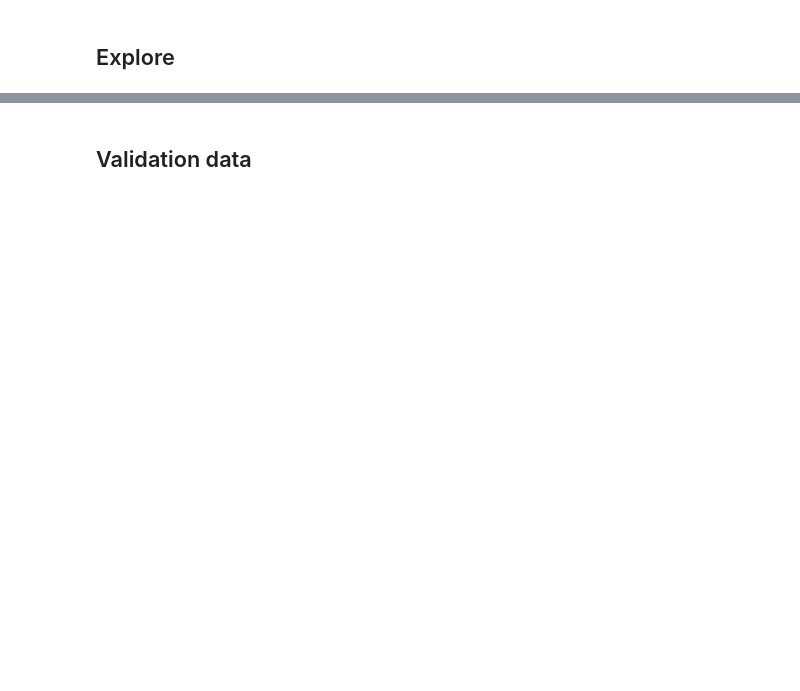
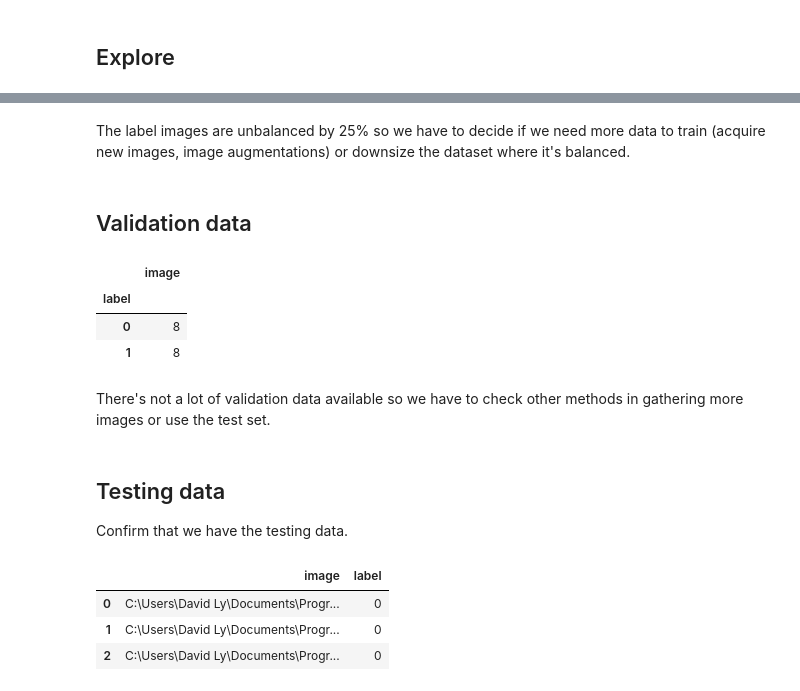
Before and after one commit to davidtnly/DeepLearning, a Jupyter notebook: 07-pneunomia-radiograph-imaging/01-notebook.ipynb, the cells around one changed output, grey strips where cells are left out. Drawn from its saved outputs; the diff is of its cells as text; code cells hidden in the pictures; blank space fills up the shorter version.

```diff
--- a/07-pneunomia-radiograph-imaging/01-notebook.ipynb
+++ b/07-pneunomia-radiograph-imaging/01-notebook.ipynb
@@ -33,6 +33,8 @@ import cv2
 from sklearn.model_selection import train_test_split
 from sklearn.preprocessing import StandardScaler
 from sklearn.metrics import confusion_matrix
+from sklearn.metrics import f1_score, recall_score, precision_score, roc_auc_score, f1_score
+from sklearn.metrics import precision_recall_curve, auc
 from mlxtend.plotting import plot_confusion_matrix
 
 # Misc
@@ -44,6 +46,7 @@ warnings.filterwarnings(action='ignore')
 pd.options.display.max_seq_items = 1000
 pd.options.display.max_rows =1000
 pd.set_option('display.max_columns', 50)
+pd.set_option('display.max_colwidth', 500)
 
 # Set notebook colors and palette
 flatui = ['#9b59b6', '#3498db', '#95a5a6', '#e74c3c', '#34495e', '#2ecc71']
@@ -237,3 +242,28 @@ train_data.head()
+# %%
+# Path to testing images
+normal_cases_dir = test_dir / 'NORMAL'
+pneunomia_cases_dir = test_dir / 'PNEUMONIA'
+
+# List of all images for training
+normal_cases = normal_cases_dir.glob('*.jpeg')
+pneumonia_cases = pneunomia_cases_dir.glob('*.jpeg')
+
+# Create empty list to store the training data
+test_data = []
+
+# Loop through normal images and label = 0
+for img in normal_cases:
+    test_data.append((img, 0))
+
+# Loop through pneunomia images and label = 1
+for img in pneumonia_cases:
+    test_data.append((img, 1))
+
+# Create a dataframe
+test_data = pd.DataFrame(test_data, columns=['image', 'label'], index=None)
+
+# # Shuffle
+# test_data = test_data.sample(frac=1).reset_index(drop=True)
 # %% [markdown]
 Try out different ways from other kernels on pulling images to test speed/readability.
 # %% [markdown]
@@ -275,2 +314,4 @@ freq_table(train_data['label'])
+# %% [markdown]
+The label images are unbalanced by 25% so we have to decide if we need more data to train (acquire new images, image augmentations) or downsize the dataset where it's balanced.
 # %% [markdown]
 ## Validation data
@@ -276,0 +340,20 @@ freq_table(train_data['label'])
+# %%
+val_data.groupby('label').count()
+# %% [output]
+|  | image |
+| label |  |
+| 0 | 8 |
+| 1 | 8 |
+# %% [markdown]
+There's not a lot of validation data available so we have to check other methods in gathering more images or use the test set.
+# %% [markdown]
+## Testing data
+
+Confirm that we have the testing data.
+# %%
+test_data[0:3]
+# %% [output]
+|  | image | label |
+| 0 | C:\Users\David Ly\Documents\Progr... | 0 |
+| 1 | C:\Users\David Ly\Documents\Progr... | 0 |
+| 2 | C:\Users\David Ly\Documents\Progr... | 0 |
```
Also changed, not shown: parts of 32 cells of this notebook, 2 other files.
